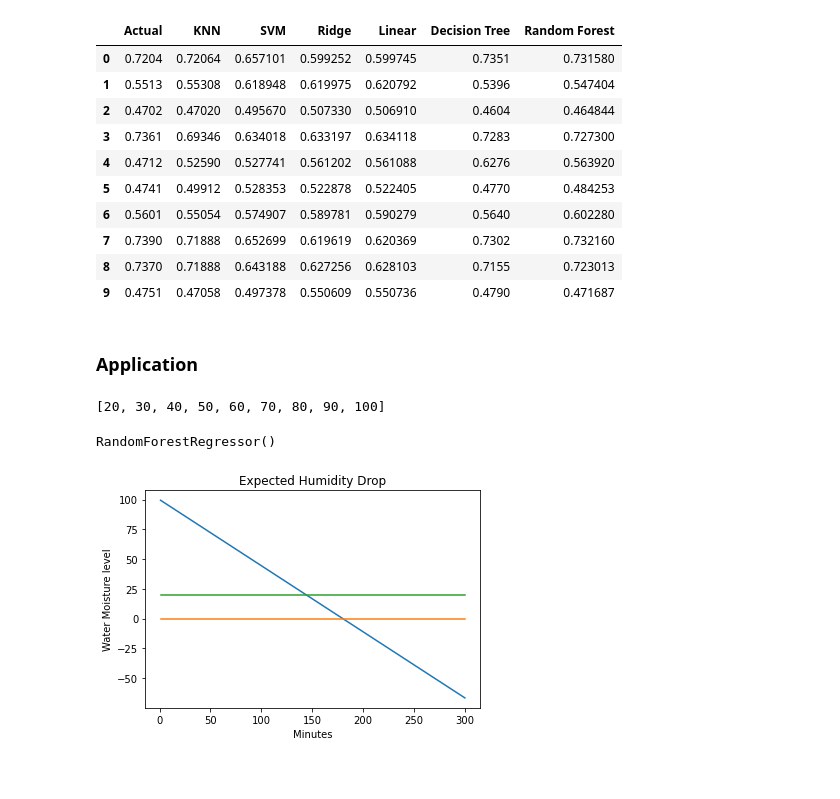
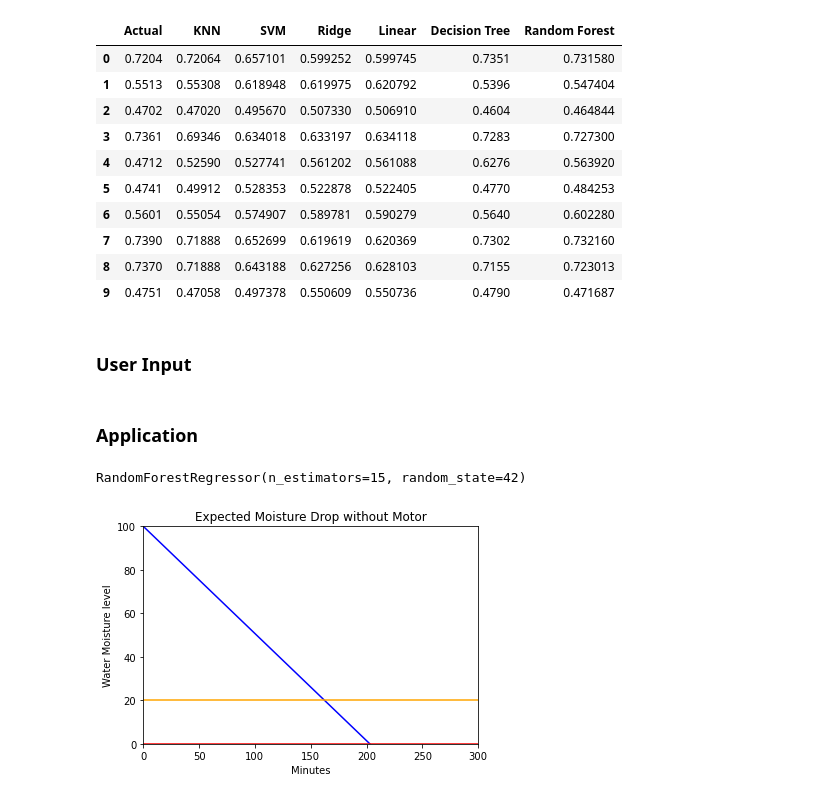
Before and after one commit to abphilip-vit/CollegeP3, a Jupyter notebook: Final.ipynb, the cells around one changed output. Cells and saved outputs as stored; diff of their text form; code cells hidden in the pictures.

```diff
--- a/Final.ipynb
+++ b/Final.ipynb
@@ -191,3 +191,5 @@ al2
 | 7 | 0.7390 | 0.71888 | 0.652699 | 0.619619 | 0.620369 | 0.7302 | 0.732160 |
 | 8 | 0.7370 | 0.71888 | 0.643188 | 0.627256 | 0.628103 | 0.7155 | 0.723013 |
 | 9 | 0.4751 | 0.47058 | 0.497378 | 0.550609 | 0.550736 | 0.4790 | 0.471687 |
+# %% [markdown]
+### User Input
@@ -194,2 +201,7 @@ al2
 # %% [markdown]
 ### Application
+# %%
+chris = RandomForestRegressor(n_estimators=15, random_state=42)
+chris.fit(xtrain,ytrain)
+# %% [output]
+RandomForestRegressor(n_estimators=15, random_state=42)
@@ -196 +215,13 @@ al2
+# %%
+plt.plot(ti,h,color='blue')
+plt.plot(ti,ze,color='red')
+plt.plot(ti,twe,color='orange')
+plt.title('Expected Moisture Drop without Motor')
+plt.xlabel('Minutes')
+plt.ylabel('Water Moisture level')
+plt.xlim([0, 300])
+plt.ylim([0, 100])
+plt.show()
+# %% [output]
+[figure, added]
 # %%
@@ -198,11 +228,2 @@ motor_rate = 10
 m1 = list(range(0,int(90/motor_rate)))
 m2 = [(m*motor_rate)+20 for m in m1]
-# %%
-m2
-# %% [output]
-[20, 30, 40, 50, 60, 70, 80, 90, 100]
-# %%
-chris = RandomForestRegressor()
-chris.fit(xtrain,ytrain)
-# %% [output]
-RandomForestRegressor()
@@ -217,12 +230,2 @@ h1 = 100-chris.predict(s.transform([[humidity,temperature]]))*ti
-# %%
-plt.plot(ti,h)
-plt.plot(ti,ze)
-plt.plot(ti,twe)
-plt.title('Expected Humidity Drop')
-plt.xlabel('Minutes')
-plt.ylabel('Water Moisture level')
-plt.show()
-# %% [output]
-[figure, removed]
 # %%
 for z in range(0,300):
```
Also changed, not shown: parts of 7 cells of this notebook.
